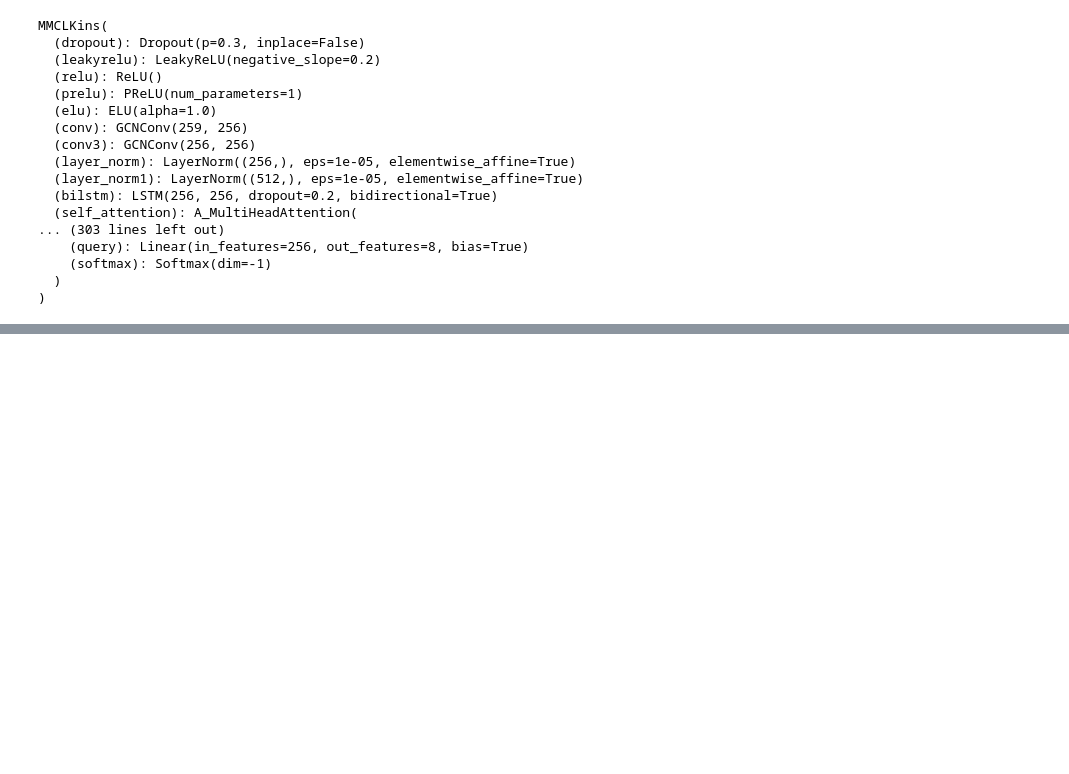
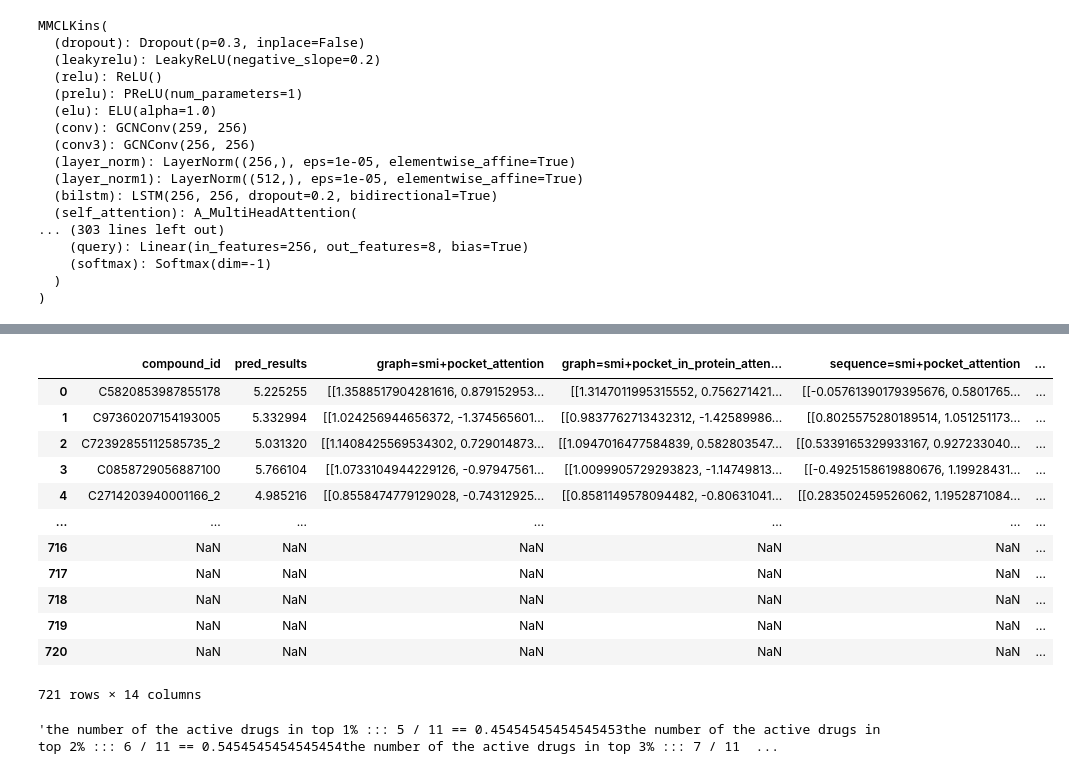
Before and after one commit to Yanara-Tian/MMCLKin, a Jupyter notebook: examples/virtual_screening_lrrk2.ipynb, the cells around one changed output, grey strips where cells are left out. Saved outputs shown, nothing was run; the diff lists cells and outputs as text; code cells hidden in the pictures; blank space fills up the shorter version.

```diff
--- a/examples/virtual_screening_lrrk2.ipynb
+++ b/examples/virtual_screening_lrrk2.ipynb
@@ -199,43 +238,59 @@ m2r = m2/(all_le)
 m3r = m3/(all_le)
 m4r = m4/(all_le)
 m5r = m5/(all_le)
 m6r = m6/(all_le)
 m7r = m7/(all_le)
 m8r = m8/(all_le)
 m9r = m9/(all_le)
 m10r = m10/(all_le)
 
 name = [ 'compound_id', 'pred_results', 'graph=smi+pocket_attention',
         'graph=smi+pocket_in_protein_attention','sequence=smi+pocket_attention',
         'sequence=smi+pocket_in_protein_attention',	'graph=smi_atominmol_indexes',
         'graph=atom_in_mol+pocket_attention(atominmol_indexes)','graph=atom_in_mol+protein_attention(atominmol_indexes)',
         'sequence=smi_subwinsmi_indexes', 'sequence=subword_in_smile+pocket_sequence_attention(subwinsmi_indexes)',
         'sequence=subword_in_smile+protein_sequence_attention(subwinsmi_indexes)', 'pocinpro_indexes']
 
 new_csv = pd.DataFrame(columns=name, data=nass)
 new_csv = pd.concat([new_csv, pd.Series(f'the number of the active drugs in top 1% ::: {m1} / {all_le} == {m1r}'),
                     pd.Series(f'the number of the active drugs in top 2% ::: {m2} / {all_le} == {m2r}'),
                     pd.Series(f'the number of the active drugs in top 3% ::: {m3} / {all_le} == {m3r}'),
                     pd.Series(f'the number of the active drugs in top 4% ::: {m4} / {all_le} == {m4r}'),
                     pd.Series(f'the number of the active drugs in top 5% ::: {m5} / {all_le} == {m5r}'),
                     pd.Series(f'the number of the active drugs in top 6% ::: {m6} / {all_le} == {m6r}'),
                     pd.Series(f'the number of the active drugs in top 7% ::: {m7} / {all_le} == {m7r}'),
                     pd.Series(f'the number of the active drugs in top 8% ::: {m8} / {all_le} == {m8r}'),
                     pd.Series(f'the number of the active drugs in top 9% ::: {m9} / {all_le} == {m9r}'),
                     pd.Series(f'the number of the active drugs in top 10% ::: {m10} / {all_le} == {m10r}')], ignore_index=True)
-save_path = './output/vs_lrrk2/'
+save_path = '../output/vs_lrrk2/'
 os.makedirs(save_path, exist_ok=True)
 new_csv.to_csv(f'{save_path}/vs_lrrk2.csv', encoding='gbk', index=False)
 
-print(new_csv)
+new_csv
+# %% [output]
+|  | compound_id | pred_results | graph=smi+pocket_attention | graph=smi+pocket_in_protein_atten... | sequence=smi+pocket_attention | ... |
+| 0 | C5820853987855178 | 5.225255 | [[1.3588517904281616, 0.879152953... | [[1.3147011995315552, 0.756271421... | [[-0.05761390179395676, 0.5801765... | ... |
+| 1 | C97360207154193005 | 5.332994 | [[1.024256944656372, -1.374565601... | [[0.9837762713432312, -1.42589986... | [[0.8025575280189514, 1.051251173... | ... |
+| 2 | C72392855112585735_2 | 5.031320 | [[1.1408425569534302, 0.729014873... | [[1.0947016477584839, 0.582803547... | [[0.5339165329933167, 0.927233040... | ... |
+| 3 | C0858729056887100 | 5.766104 | [[1.0733104944229126, -0.97947561... | [[1.0099905729293823, -1.14749813... | [[-0.4925158619880676, 1.19928431... | ... |
+| 4 | C2714203940001166_2 | 4.985216 | [[0.8558474779129028, -0.74312925... | [[0.8581149578094482, -0.80631041... | [[0.283502459526062, 1.1952871084... | ... |
+| ... | ... | ... | ... | ... | ... | ... |
+| 716 | NaN | NaN | NaN | NaN | NaN | ... |
+| 717 | NaN | NaN | NaN | NaN | NaN | ... |
+| 718 | NaN | NaN | NaN | NaN | NaN | ... |
+| 719 | NaN | NaN | NaN | NaN | NaN | ... |
+| 720 | NaN | NaN | NaN | NaN | NaN | ... |
+721 rows × 14 columns
 # %%
-print(f'the number of the active drugs in top 1% ::: {m1} / {all_le} == {m1r}')
-print(f'the number of the active drugs in top 2% ::: {m2} / {all_le} == {m2r}')
-print(f'the number of the active drugs in top 3% ::: {m3} / {all_le} == {m3r}')
-print(f'the number of the active drugs in top 4% ::: {m4} / {all_le} == {m4r}')
-print(f'the number of the active drugs in top 5% ::: {m5} / {all_le} == {m5r}')
-print(f'the number of the active drugs in top 6% ::: {m6} / {all_le} == {m6r}')
-print(f'the number of the active drugs in top 7% ::: {m7} / {all_le} == {m7r}')
-print(f'the number of the active drugs in top 8% ::: {m8} / {all_le} == {m8r}')
-print(f'the number of the active drugs in top 9% ::: {m9} / {all_le} == {m9r}')
-print(f'the number of the active drugs in top 10% ::: {m10} / {all_le} == {m10r}')
+f'the number of the active drugs in top 1% ::: {m1} / {all_le} == {m1r}\
+the number of the active drugs in top 2% ::: {m2} / {all_le} == {m2r}\
+the number of the active drugs in top 3% ::: {m3} / {all_le} == {m3r}\
+the number of the active drugs in top 4% ::: {m4} / {all_le} == {m4r}\
+the number of the active drugs in top 5% ::: {m5} / {all_le} == {m5r}\
+the number of the active drugs in top 6% ::: {m6} / {all_le} == {m6r}\
+the number of the active drugs in top 7% ::: {m7} / {all_le} == {m7r}\
+the number of the active drugs in top 8% ::: {m8} / {all_le} == {m8r}\
+the number of the active drugs in top 9% ::: {m9} / {all_le} == {m9r}\
+the number of the active drugs in top 10% ::: {m10} / {all_le} == {m10r}'
+# %% [output]
+'the number of the active drugs in top 1% ::: 5 / 11 == 0.45454545454545453the number of the active drugs in top 2% ::: 6 / 11 == 0.5454545454545454the number of the active drugs in top 3% ::: 7 / 11  ...
```
Also changed, not shown: parts of 13 cells of this notebook, 12 other files.
